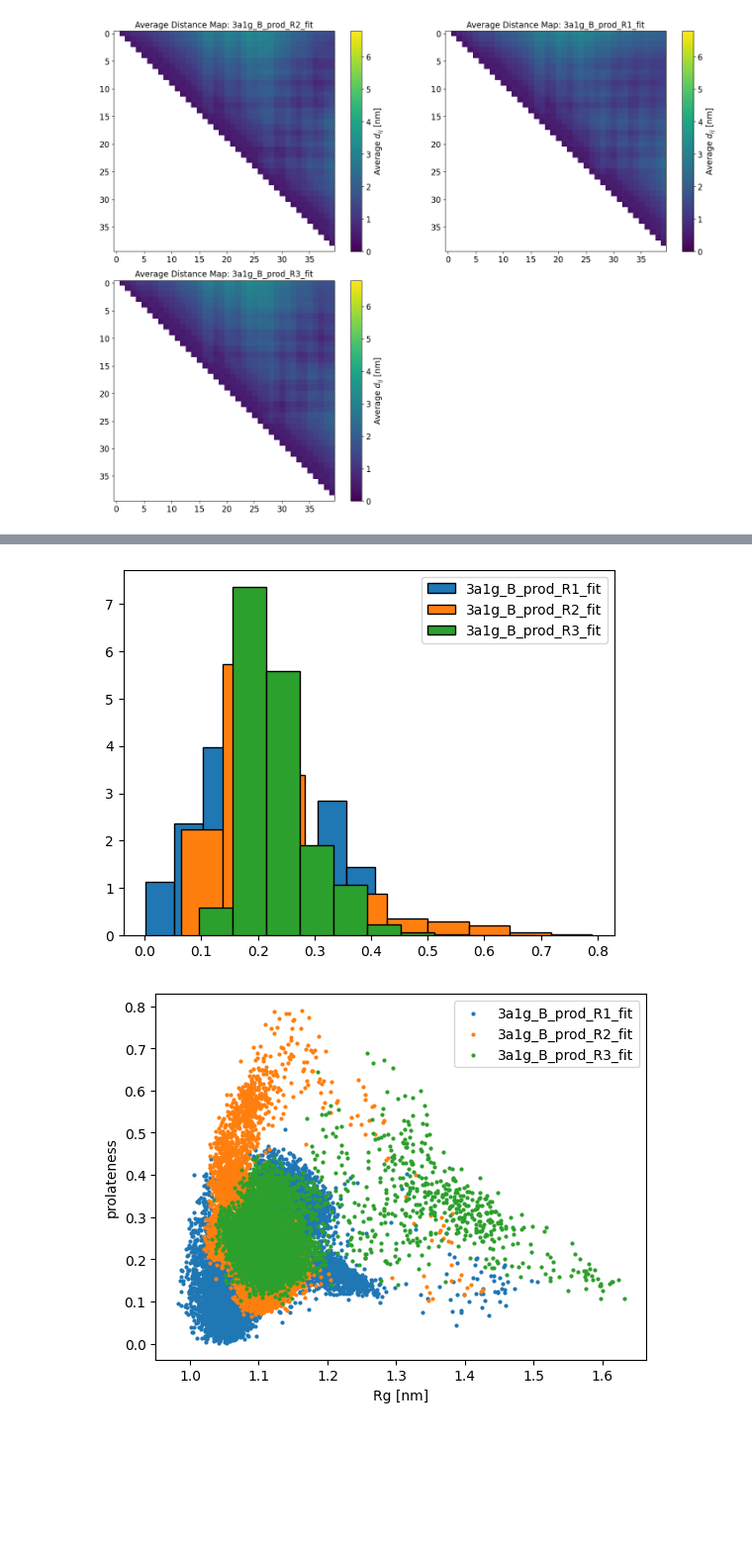
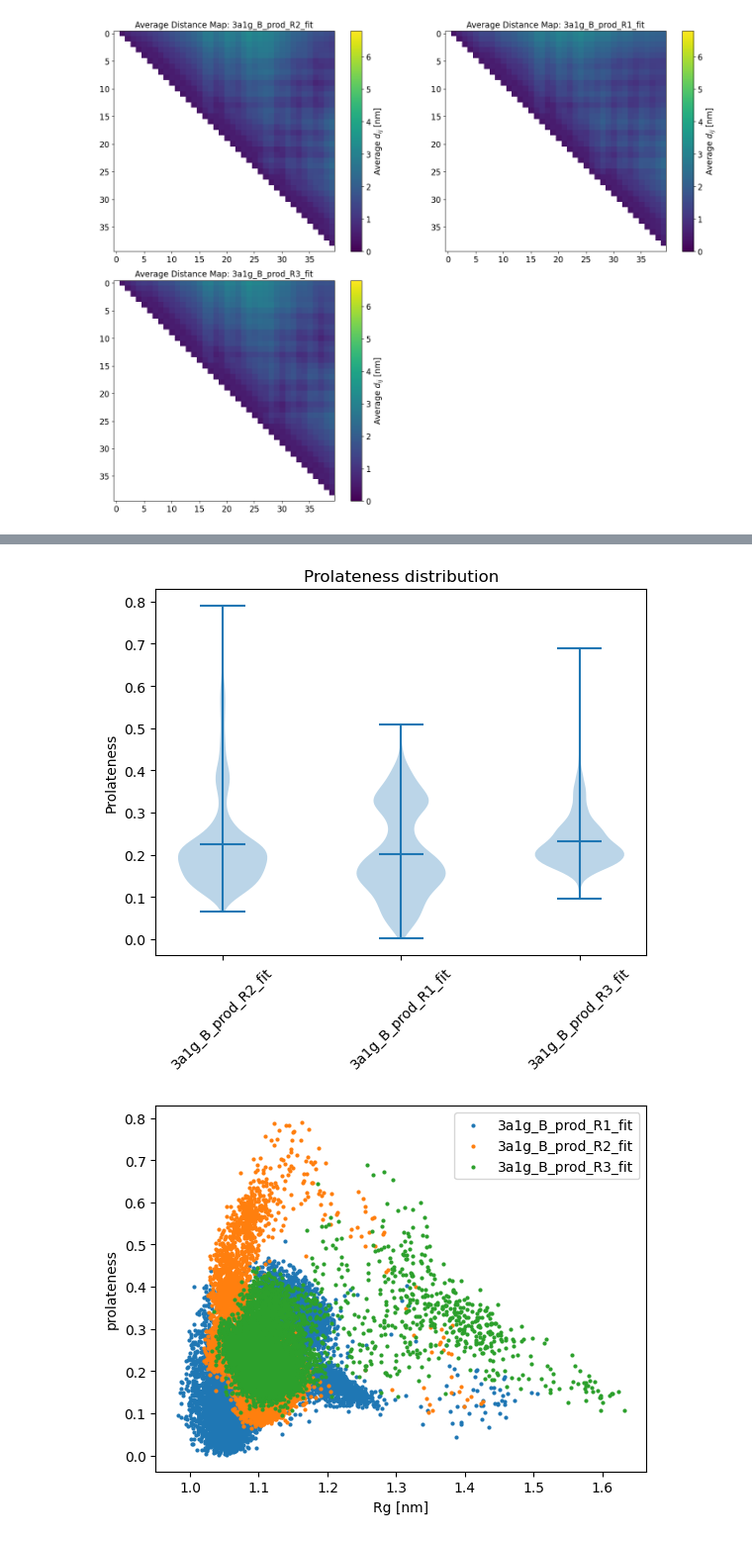
Before and after one commit to hamidrgh/EnsembleTools, a Jupyter notebook: refactored/develop_plots.ipynb, the cells around one changed output, grey strips where cells are left out. Shown: that part at 99% size. Saved outputs shown, nothing was run; the diff lists cells and outputs as text; code cells hidden in the pictures; blank space fills up the shorter version.

```diff
--- a/refactored/develop_plots.ipynb
+++ b/refactored/develop_plots.ipynb
@@ -42,7 +47,7 @@ analysis.plot_rg_vs_asphericity()
 # %%
-analysis.plot_prolateness_dist(bins=10)
+analysis.plot_prolateness_dist(bins=10, violin_plot=True)
 # %% [output]
-[figure, old version]
+[figure, new version]
 # %%
 analysis.plot_rg_vs_prolateness()
 # %% [output]
```
Also changed, not shown: parts of 3 cells of this notebook, 2 other files.
